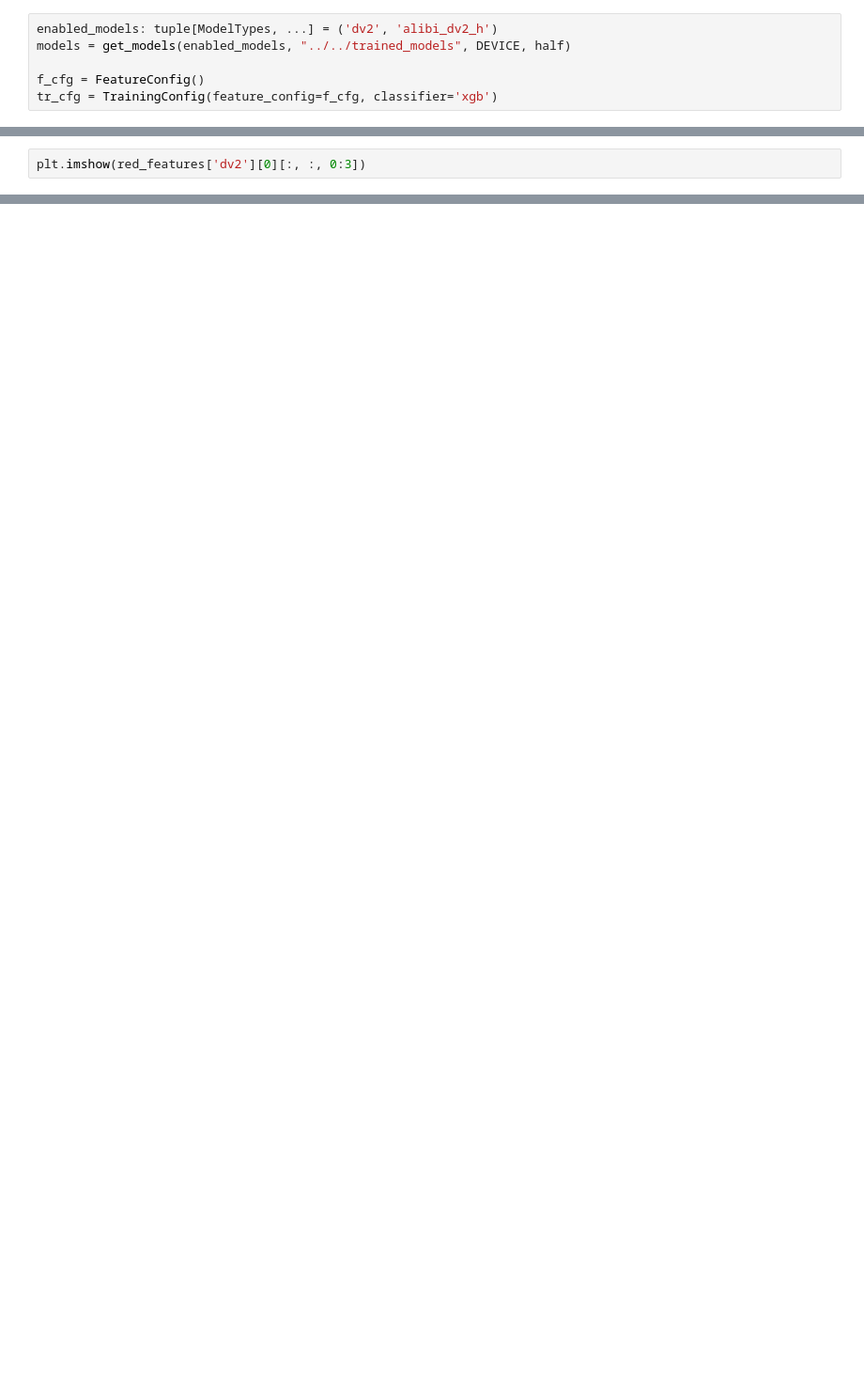
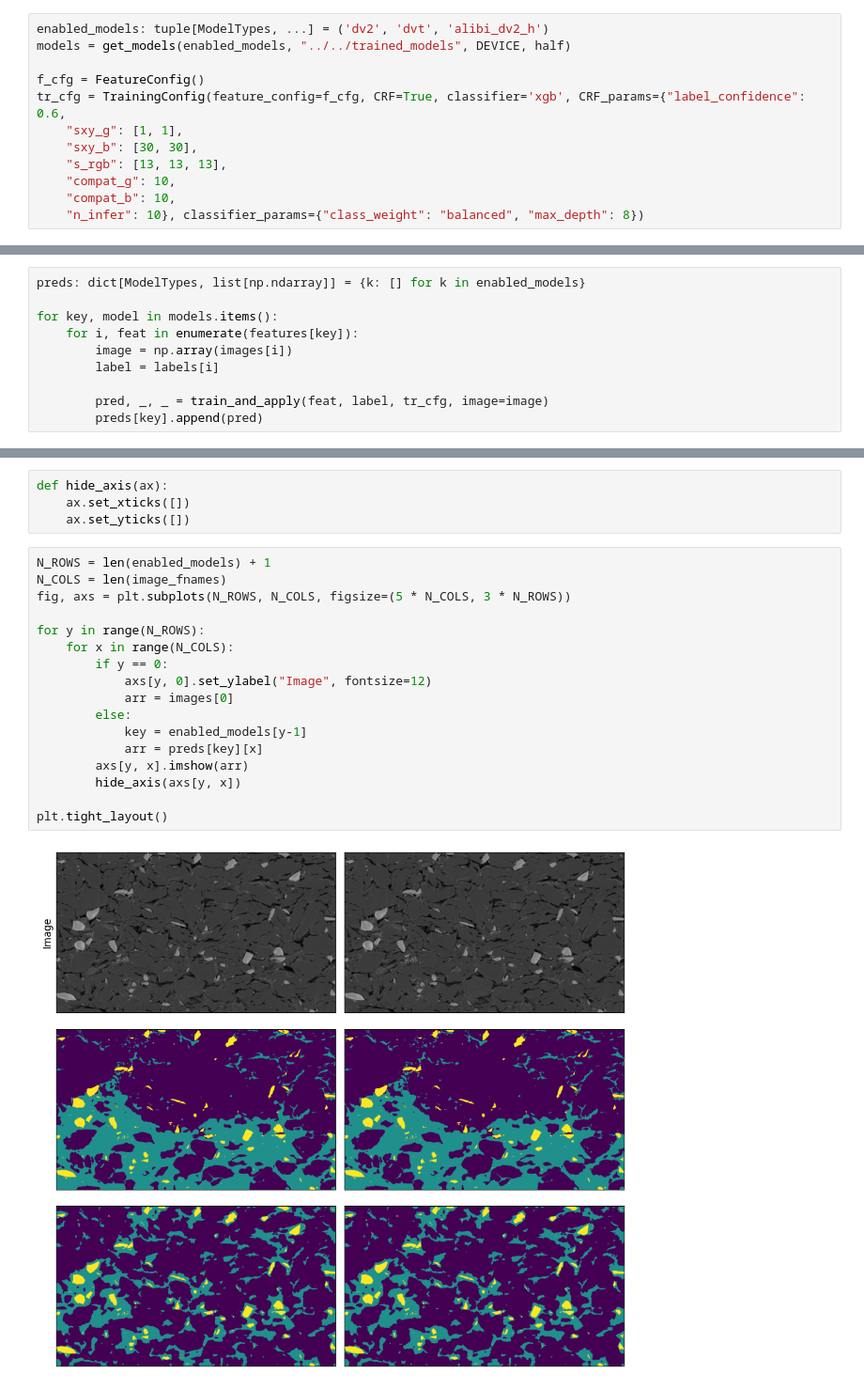
Before and after one commit to tldr-group/dino-saw, a Jupyter notebook: notebooks/paper_figures/06_trainable_seg.ipynb, the cells around one changed output, grey strips where cells are left out. Shown at 94% size. Cells and saved outputs as stored; diff of their text form; blank space fills up the shorter version.

Commit message:
update trainable seg notebook

```diff
--- a/notebooks/paper_figures/06_trainable_seg.ipynb
+++ b/notebooks/paper_figures/06_trainable_seg.ipynb
@@ -19,10 +22,16 @@ np.random.seed(SEED)
 DEVICE = 'cuda:0'
 half = False
 # %%
-enabled_models: tuple[ModelTypes, ...] = ('dv2', 'alibi_dv2_h')
+enabled_models: tuple[ModelTypes, ...] = ('dv2', 'dvt', 'alibi_dv2_h')
 models = get_models(enabled_models, "../../trained_models", DEVICE, half)
 
 f_cfg = FeatureConfig()
-tr_cfg = TrainingConfig(feature_config=f_cfg, classifier='xgb')
+tr_cfg = TrainingConfig(feature_config=f_cfg, CRF=True, classifier='xgb', CRF_params={"label_confidence": 0.6,
+    "sxy_g": [1, 1],
+    "sxy_b": [30, 30],
+    "s_rgb": [13, 13, 13],
+    "compat_g": 10,
+    "compat_b": 10,
+    "n_infer": 10}, classifier_params={"class_weight": "balanced", "max_depth": 8})
 # %%
 ds_folder = 'data/trainable_seg'
@@ -63,3 +87,11 @@ for key, model in models.items():
 # %%
-plt.imshow(red_features['dv2'][0][:, :, 0:3])
+preds: dict[ModelTypes, list[np.ndarray]] = {k: [] for k in enabled_models}
+
+for key, model in models.items():
+    for i, feat in enumerate(features[key]):
+        image = np.array(images[i])
+        label = labels[i]
+
+        pred, _, _ = train_and_apply(feat, label, tr_cfg, image=image)
+        preds[key].append(pred)
 # %% [output]
@@ -67,0 +174,23 @@ plt.imshow(red_features['dv2'][0][:, :, 0:3])
+# %%
+def hide_axis(ax):
+    ax.set_xticks([])
+    ax.set_yticks([])
+# %%
+N_ROWS = len(enabled_models) + 1
+N_COLS = len(image_fnames)
+fig, axs = plt.subplots(N_ROWS, N_COLS, figsize=(5 * N_COLS, 3 * N_ROWS))
+
+for y in range(N_ROWS):
+    for x in range(N_COLS):
+        if y == 0:
+            axs[y, 0].set_ylabel("Image", fontsize=12)
+            arr = images[0]
+        else:
+            key = enabled_models[y-1]
+            arr = preds[key][x]
+        axs[y, x].imshow(arr)
+        hide_axis(axs[y, x])
+
+plt.tight_layout()
+# %% [output]
+[figure, added]
```
Also changed, not shown: parts of 4 cells of this notebook.
